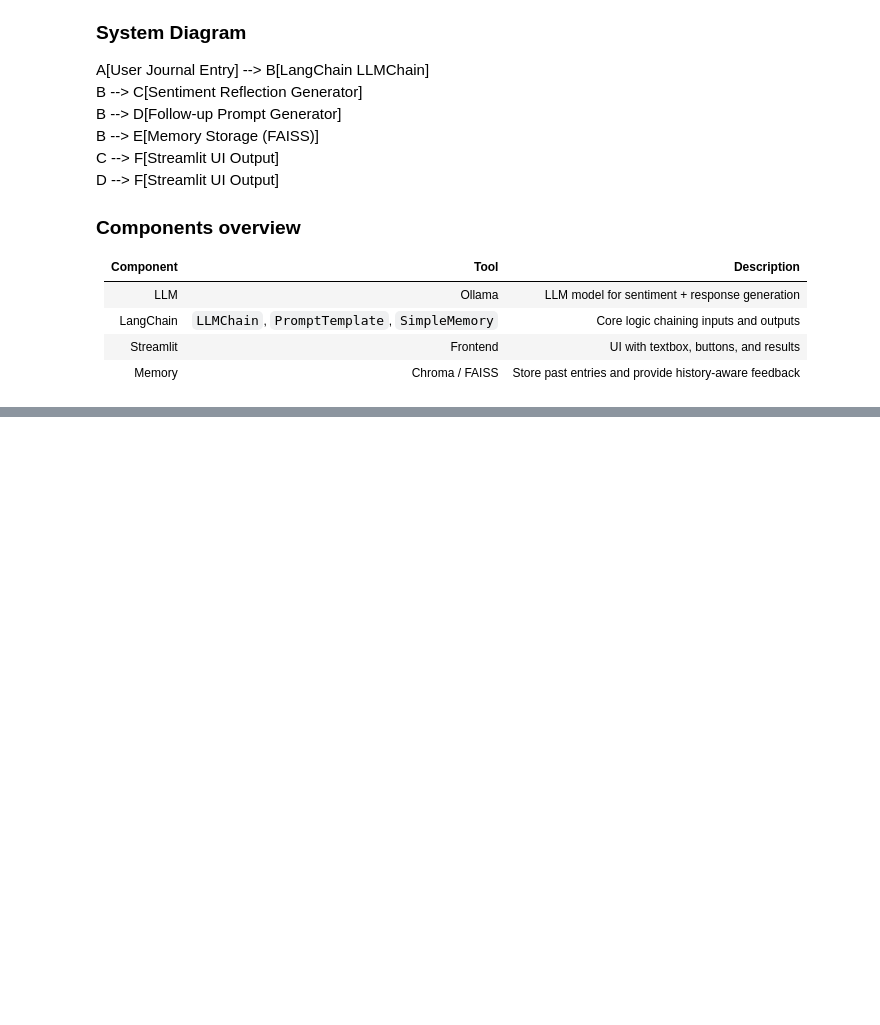
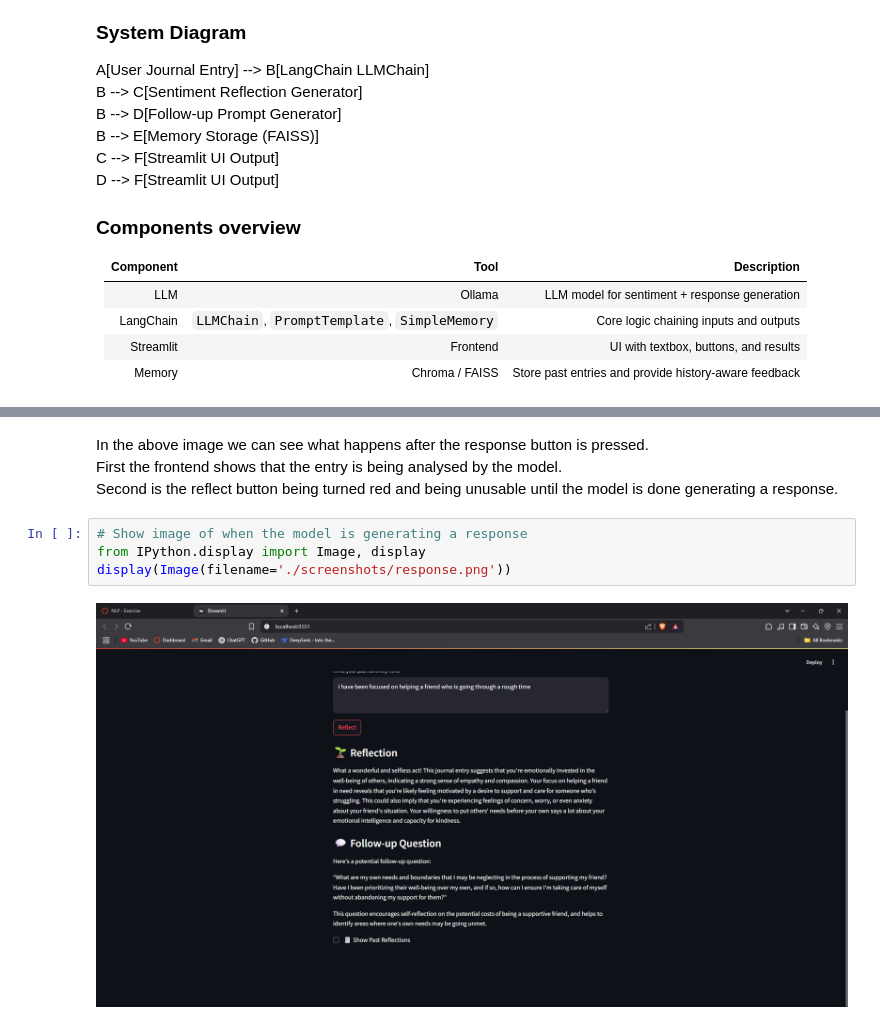
Before and after one commit to LuukMaessen-code/NLP, a Jupyter notebook: NLP.ipynb, the cells around one changed output, grey strips where cells are left out. Cells and saved outputs as stored; diff of their text form; blank space fills up the shorter version.

```diff
--- a/NLP.ipynb
+++ b/NLP.ipynb
@@ -28,0 +203,10 @@ D --> F[Streamlit UI Output]
+# %% [markdown]
+In the above image we can see what happens after the response button is pressed.
+First the frontend shows that the entry is being analysed by the model.
+Second is the reflect button being turned red and being unusable until the model is done generating a response.
+# %%
+# Show image of when the model is generating a response
+from IPython.display import Image, display
+display(Image(filename='./screenshots/response.png'))
+# %% [output]
+[figure, added]
```
Also changed, not shown: parts of 13 cells of this notebook.
